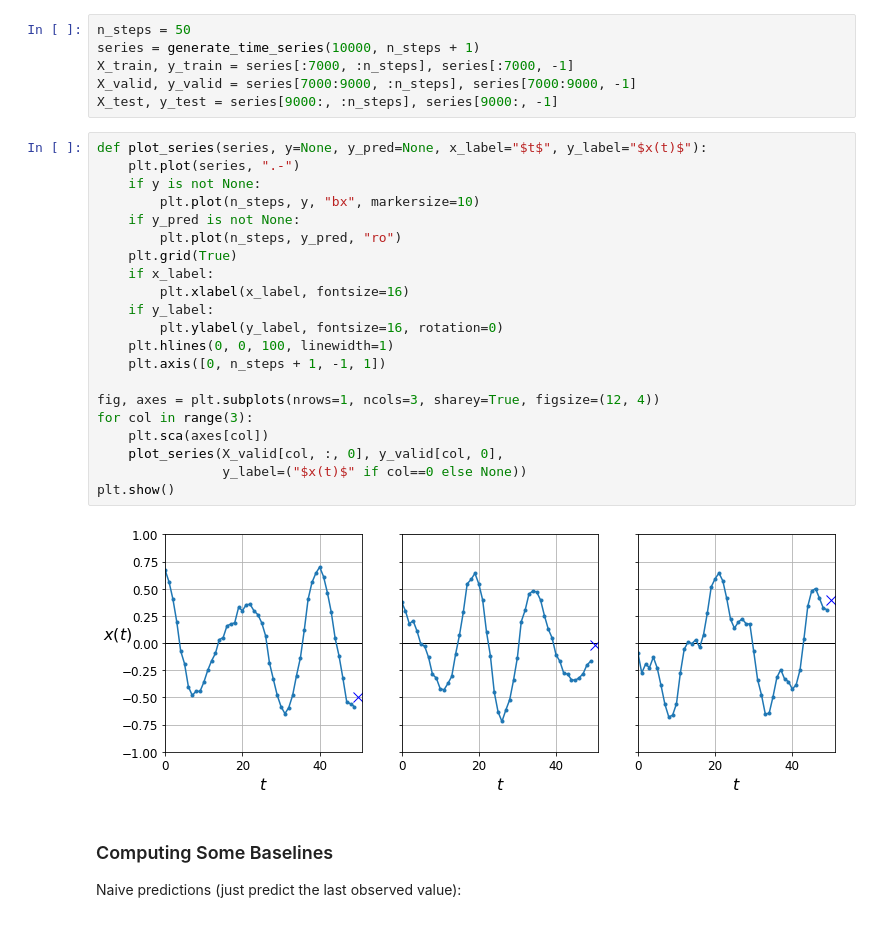
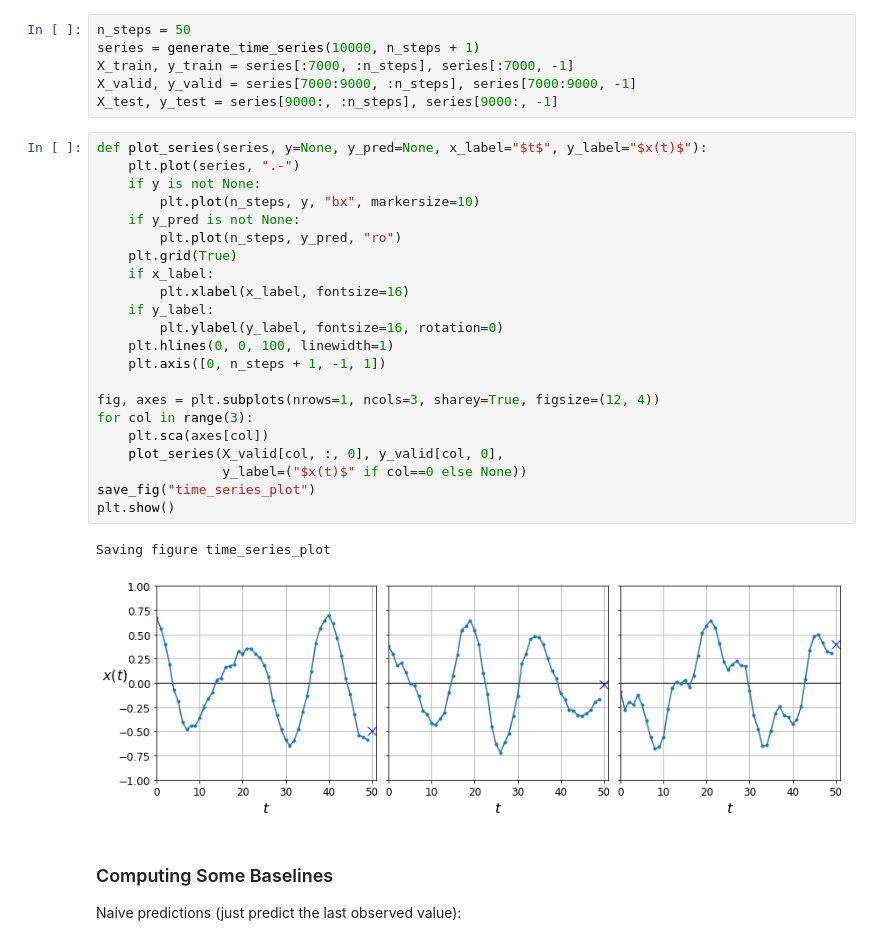
Before and after one commit to sankalptambe/processing-sequences-using-rnn-and-cnn, a Jupyter notebook: processing_sequences_using_rnn_and_cnn.ipynb, the cells around one changed output. Cells and saved outputs as stored; diff of their text form.

```diff
--- a/processing_sequences_using_rnn_and_cnn.ipynb
+++ b/processing_sequences_using_rnn_and_cnn.ipynb
@@ -82,26 +82,28 @@ X_test, y_test = series[9000:, :n_steps], series[9000:, -1]
 # %%
 def plot_series(series, y=None, y_pred=None, x_label="$t$", y_label="$x(t)$"):
     plt.plot(series, ".-")
     if y is not None:
         plt.plot(n_steps, y, "bx", markersize=10)
     if y_pred is not None:
         plt.plot(n_steps, y_pred, "ro")
     plt.grid(True)
     if x_label:
         plt.xlabel(x_label, fontsize=16)
     if y_label:
         plt.ylabel(y_label, fontsize=16, rotation=0)
     plt.hlines(0, 0, 100, linewidth=1)
     plt.axis([0, n_steps + 1, -1, 1])
 
 fig, axes = plt.subplots(nrows=1, ncols=3, sharey=True, figsize=(12, 4))
 for col in range(3):
     plt.sca(axes[col])
     plot_series(X_valid[col, :, 0], y_valid[col, 0],
                 y_label=("$x(t)$" if col==0 else None))
+save_fig("time_series_plot")
 plt.show()
 # %% [output]
+Saving figure time_series_plot
-[figure, old version]
+[figure, new version]
 # %% [markdown]
 ### Computing Some Baselines
 
```
Also changed, not shown: parts of 11 cells of this notebook.
